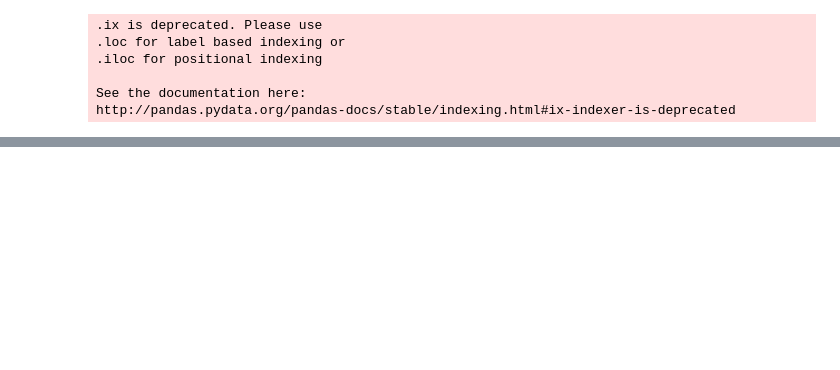
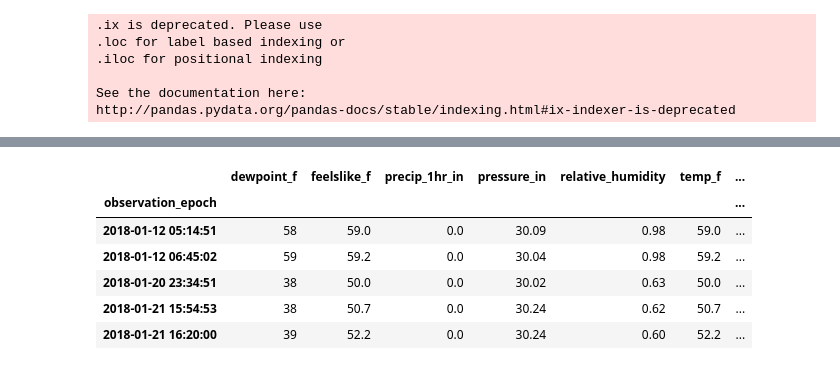
Before and after one commit to CurtLH/dSci-Projects, a Jupyter notebook: p10_arlington_weather/Arlington Weather.ipynb, the cells around one changed output, grey strips where cells are left out. Cells and saved outputs as stored; diff of their text form; code cells hidden in the pictures; blank space fills up the shorter version.

```diff
--- a/p10_arlington_weather/Arlington Weather.ipynb
+++ b/p10_arlington_weather/Arlington Weather.ipynb
@@ -217,0 +224,11 @@ new.to_csv("recent_weather.csv")
+# %%
+# look at the data
+new.head()
+# %% [output]
+|  | dewpoint_f | feelslike_f | precip_1hr_in | pressure_in | relative_humidity | temp_f | ... |
+| observation_epoch |  |  |  |  |  |  | ... |
+| 2018-01-12 05:14:51 | 58 | 59.0 | 0.0 | 30.09 | 0.98 | 59.0 | ... |
+| 2018-01-12 06:45:02 | 59 | 59.2 | 0.0 | 30.04 | 0.98 | 59.2 | ... |
+| 2018-01-20 23:34:51 | 38 | 50.0 | 0.0 | 30.02 | 0.63 | 50.0 | ... |
+| 2018-01-21 15:54:53 | 38 | 50.7 | 0.0 | 30.24 | 0.62 | 50.7 | ... |
+| 2018-01-21 16:20:00 | 39 | 52.2 | 0.0 | 30.24 | 0.60 | 52.2 | ... |
```
Also changed, not shown: parts of 16 cells of this notebook, 6 other files.
